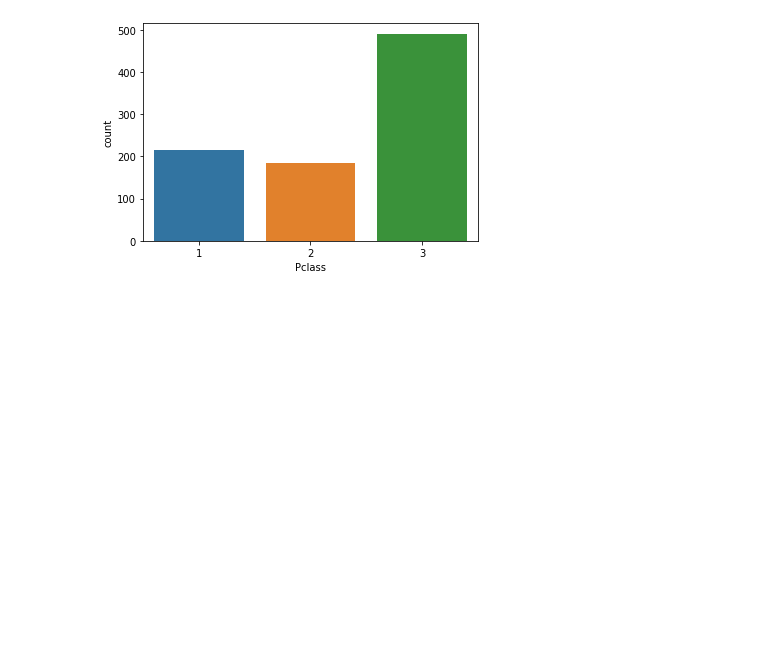
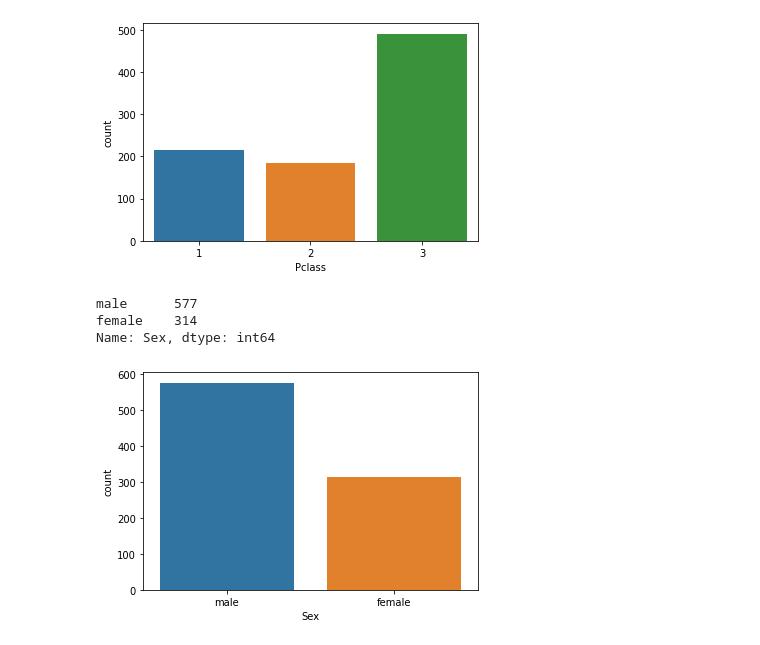
Before and after one commit to Adarsh0027/BA01, a Jupyter notebook: 09_02_23.ipynb, the cells around one changed output. Cells and saved outputs as stored; diff of their text form; code cells hidden in the pictures; blank space fills up the shorter version.

```diff
--- a/09_02_23.ipynb
+++ b/09_02_23.ipynb
@@ -110,3 +108,11 @@ y= dataset.Survived
 #splitting the dataset
 from sklearn.model_selection import train_test_split
 x_train, x_test, y_train, y_test = train_test_split(x, y, test_size = 0.3, random_state =2 )
+# %%
+sns.countplot("Sex",data=dataset)
+dataset["Sex"].value_counts()
+# %% [output]
+male      577
+female    314
+Name: Sex, dtype: int64
+[figure, added]
```
Also changed, not shown: parts of 20 cells of this notebook.
